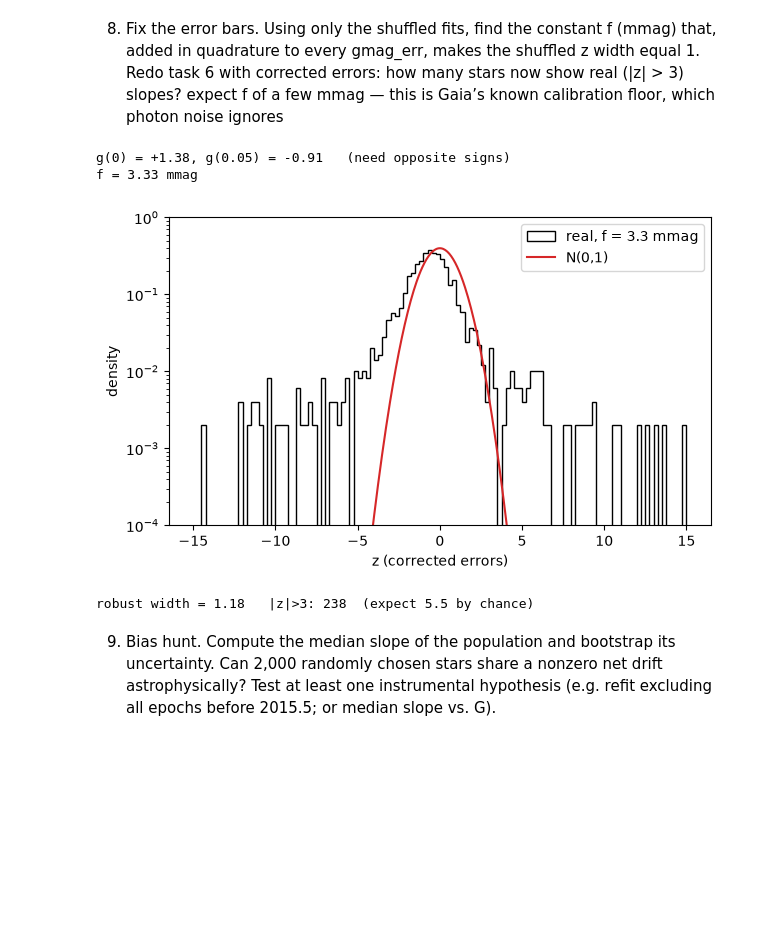
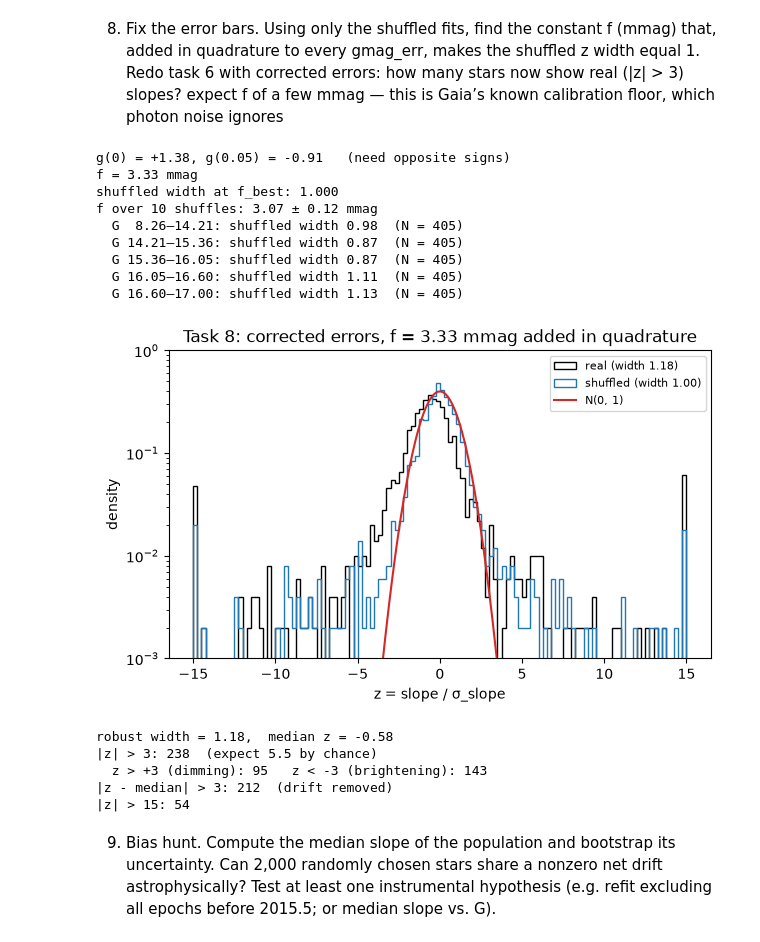
Before and after one commit to Y1nfinity/Astrostatistics, a Jupyter notebook: Gaiadata.ipynb, the cells around one changed output. Cells and saved outputs as stored; diff of their text form; code cells hidden in the pictures; blank space fills up the shorter version.

```diff
--- a/Gaiadata.ipynb
+++ b/Gaiadata.ipynb
@@ -208,28 +269,79 @@ added in quadrature to every gmag_err, makes the shuffled z width equal 1. Redo
 task 6 with corrected errors: how many stars now show real (|z| > 3) slopes? expect f
 of a few mmag — this is Gaia’s known calibration floor, which photon noise ignores
 # %%
+def shuffled_width(f, pp):
+    s_, sg_ = fit_all(f=f, perms=pp)
+    return rwidth(s_ / sg_)
+
 def g(f):
-    s_, sg_ = fit_all(f=f, perms=perms)
-    return rwidth(s_ / sg_) - 1.0
+    return shuffled_width(f, perms) - 1.0
 
+# Error Floor
 print(f"g(0) = {g(0.0):+.2f}, g(0.05) = {g(0.05):+.2f}   (need opposite signs)")
 f_best = scipy.optimize.brentq(g, 0.0, 0.05)    # mag
 print(f"f = {1e3*f_best:.2f} mmag")
 
+# Shuffled width should be 1, when errors are accounted for
+s_shc, sig_shc = fit_all(f=f_best, perms=perms)
+z_shc = s_shc / sig_shc
+print(f"shuffled width at f_best: {rwidth(z_shc):.3f}")
+
+# Uncertainty on f w/ varying shuffles
+f_seeds = []
+for seed in range(10):
+    rs = np.random.default_rng(seed)
+    pp = [rs.permutation(k) for k in n]
+    f_seeds.append(scipy.optimize.brentq(lambda f: shuffled_width(f, pp) - 1.0, 0.0, 0.05))
+f_seeds = 1e3 * np.array(f_seeds)
+print(f"f over 10 shuffles: {f_seeds.mean():.2f} ± {f_seeds.std(ddof=1):.2f} mmag")
+
+# Does one constant f work?
+edges = np.quantile(g_med, np.linspace(0, 1, 6))
+gbin = np.clip(np.digitize(g_med, edges) - 1, 0, 4)
+for b in range(5):
+    sel = gbin == b
+    print(f"  G {edges[b]:5.2f}–{edges[b+1]:5.2f}: shuffled width {rwidth(z_shc[sel]):.2f}  "
+          f"(N = {sel.sum()})")
+
+# task 6 with new corrected errors
 s_c, sig_c = fit_all(f=f_best)
 z_c = s_c / sig_c
+w_c = rwidth(z_c)
+
 plt.figure(figsize=(7, 4))
-plt.hist(z_c, bins, density=True, histtype="step", color="k", label=f"real, f = {1e3*f_best:.1f} mmag")
-plt.plot(x, scipy.stats.norm.pdf(x), "C3", label="N(0,1)")
-plt.yscale("log"); plt.ylim(1e-4, 1)
-plt.xlabel("z (corrected errors)"); plt.ylabel("density"); plt.legend()
+plt.hist(clip(z_c), bins, weights=wts, histtype="step", color="k",
+         label=f"real (width {w_c:.2f})")
+plt.hist(clip(z_shc), bins, weights=wts, histtype="step", color="C0",
+         label=f"shuffled (width {rwidth(z_shc):.2f})")
+plt.plot(x, scipy.stats.norm.pdf(x), "C3", label="N(0, 1)")
+plt.yscale("log"); plt.ylim(1e-3, 1)
+plt.xlabel("z = slope / σ_slope"); plt.ylabel("density")
+plt.title(f"Task 8: corrected errors, f = {1e3*f_best:.2f} mmag added in quadrature")
+plt.legend(fontsize=8)
+plt.savefig("task8_corrected.pdf", bbox_inches="tight")
 plt.show()
-print(f"robust width = {rwidth(z_c):.2f}   |z|>3: {np.sum(np.abs(z_c) > 3)}  (expect {0.0027*N:.1f} by chance)")
+
+print(f"robust width = {w_c:.2f},  median z = {np.median(z_c):+.2f}")
+print(f"|z| > 3: {np.sum(np.abs(z_c) > 3)}  (expect {0.0027*N:.1f} by chance)")
+print(f"  z > +3 (dimming): {np.sum(z_c > 3)}   z < -3 (brightening): {np.sum(z_c < -3)}")
+print(f"|z - median| > 3: {np.sum(np.abs(z_c - np.median(z_c)) > 3)}  (drift removed)")
+print(f"|z| > 15: {np.sum(np.abs(z_c) > 15)}")
 # %% [output]
 g(0) = +1.38, g(0.05) = -0.91   (need opposite signs)
 f = 3.33 mmag
+shuffled width at f_best: 1.000
+f over 10 shuffles: 3.07 ± 0.12 mmag
+  G  8.26–14.21: shuffled width 0.98  (N = 405)
+  G 14.21–15.36: shuffled width 0.87  (N = 405)
+  G 15.36–16.05: shuffled width 0.87  (N = 405)
+  G 16.05–16.60: shuffled width 1.11  (N = 405)
+  G 16.60–17.00: shuffled width 1.13  (N = 405)
-[figure, old version]
+[figure, new version]
-robust width = 1.18   |z|>3: 238  (expect 5.5 by chance)
+robust width = 1.18,  median z = -0.58
+|z| > 3: 238  (expect 5.5 by chance)
+  z > +3 (dimming): 95   z < -3 (brightening): 143
+|z - median| > 3: 212  (drift removed)
+|z| > 15: 54
 # %% [markdown]
 9. Bias hunt. Compute the median slope of the population and bootstrap its
 uncertainty. Can 2,000 randomly chosen stars share a nonzero net drift
```
Also changed, not shown: parts of 7 cells of this notebook, 5 other files.
